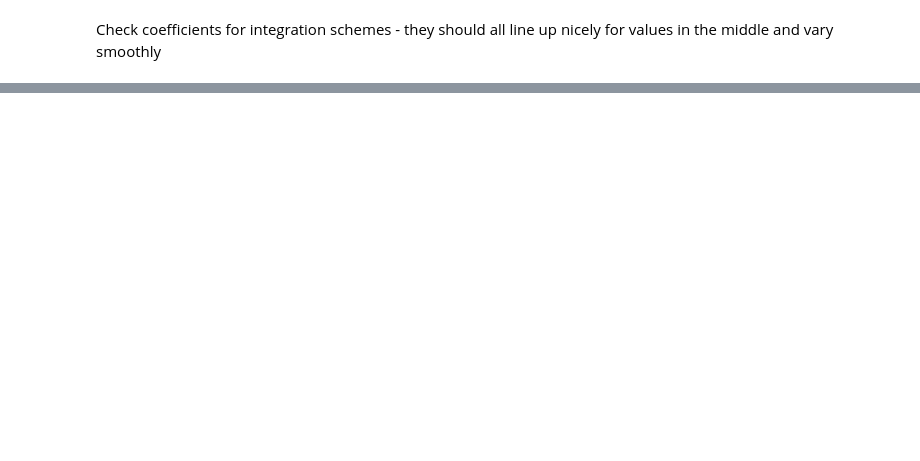
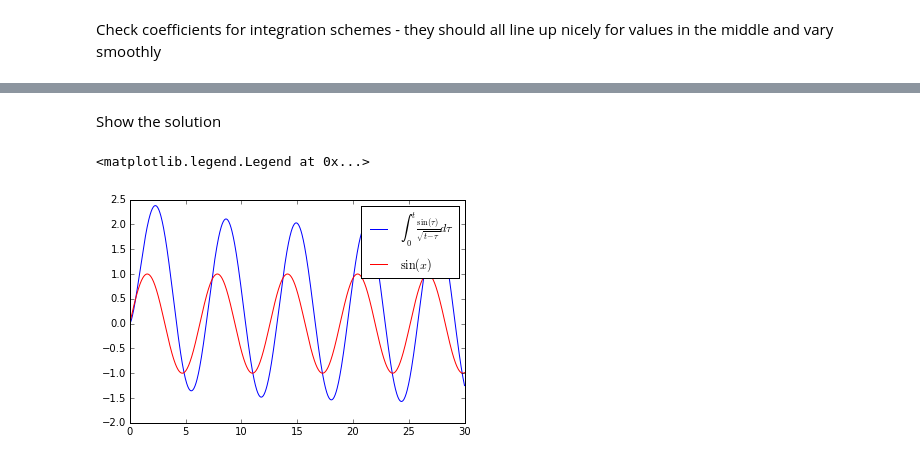
Before and after one commit to jesserobertson/maxr, a Jupyter notebook: jupyter/working.ipynb, the cells around one changed output, grey strips where cells are left out. Cells and saved outputs as stored; diff of their text form; code cells hidden in the pictures; blank space fills up the shorter version.

```diff
--- a/jupyter/working.ipynb
+++ b/jupyter/working.ipynb
@@ -36,0 +44,18 @@ plt.plot(xs, jv(0.5, xs))
+# %%
+from scipy.special import fresnel
+
+def solution(t):
+    ssc, csc = fresnel(numpy.sqrt(2 * t / numpy.pi))
+    return numpy.sqrt(2 * numpy.pi) * (
+        csc * numpy.sin(t) - ssc * numpy.cos(t))
+# %% [markdown]
+Show the solution
+# %%
+tmin, tmax = 0, 30
+ts = numpy.linspace(tmin, tmax, 1000)
+plt.plot(ts, solution(ts), 'b', label=r'$\int_0^{t}\frac{\sin(\tau)}{\sqrt{t-\tau}}d\tau$')
+plt.plot(ts, numpy.sin(ts), 'r', label=r'$\sin(x)$')
+plt.legend()
+# %% [output]
+<matplotlib.legend.Legend at 0x...>
+[figure, added]
```
Also changed, not shown: parts of 15 cells of this notebook.
